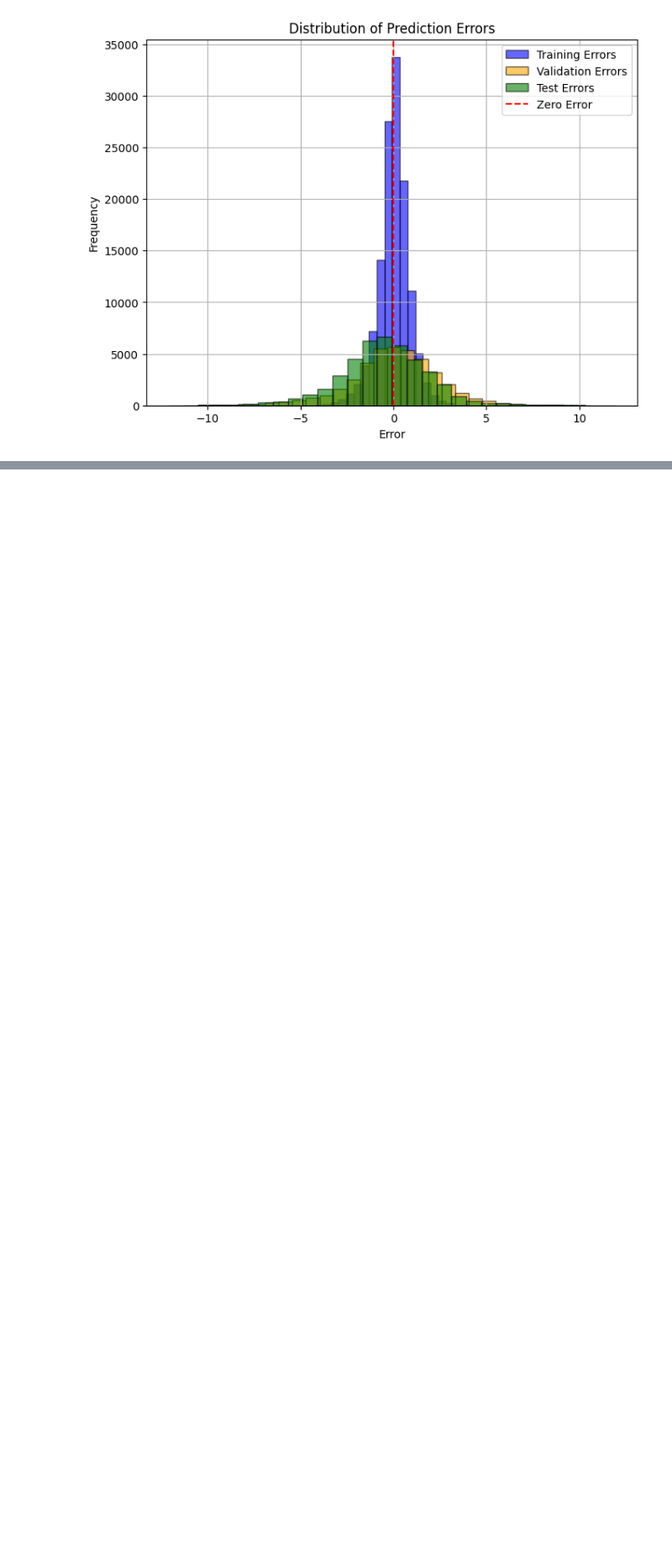
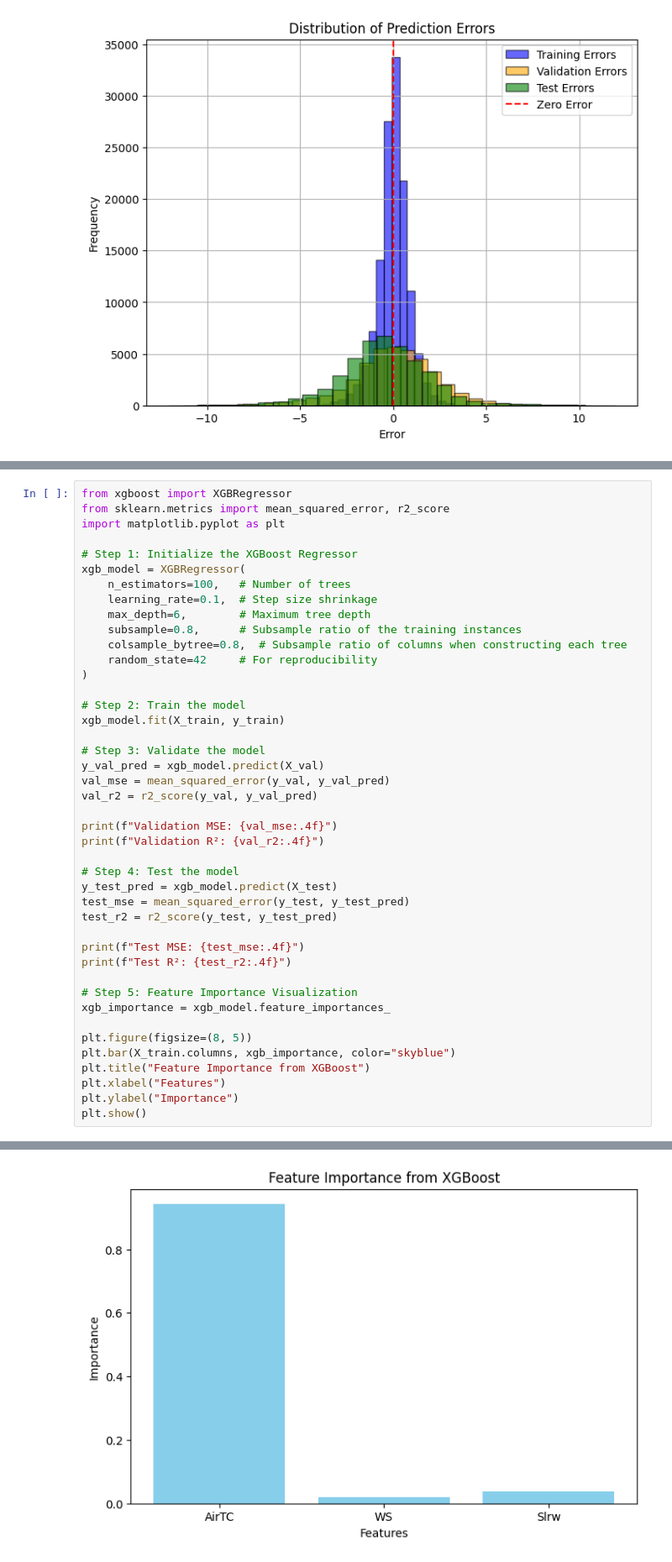
Before and after one commit to SamLutz/2024_MLEES, a Jupyter notebook: final_project_working.ipynb, the cells around one changed output, grey strips where cells are left out. Shown at 84% size. Saved outputs shown, nothing was run; the diff lists cells and outputs as text; blank space fills up the shorter version.

```diff
--- a/final_project_working.ipynb
+++ b/final_project_working.ipynb
@@ -475,2 +437,46 @@ utiliser xg boost en plus de rand forest
 
 scaling apres sepratation et fit sur train and val
+# %%
+from xgboost import XGBRegressor
+from sklearn.metrics import mean_squared_error, r2_score
+import matplotlib.pyplot as plt
+
+# Step 1: Initialize the XGBoost Regressor
+xgb_model = XGBRegressor(
+    n_estimators=100,   # Number of trees
+    learning_rate=0.1,  # Step size shrinkage
+    max_depth=6,        # Maximum tree depth
+    subsample=0.8,      # Subsample ratio of the training instances
+    colsample_bytree=0.8,  # Subsample ratio of columns when constructing each tree
+    random_state=42     # For reproducibility
+)
+
+# Step 2: Train the model
+xgb_model.fit(X_train, y_train)
+
+# Step 3: Validate the model
+y_val_pred = xgb_model.predict(X_val)
+val_mse = mean_squared_error(y_val, y_val_pred)
+val_r2 = r2_score(y_val, y_val_pred)
+
+print(f"Validation MSE: {val_mse:.4f}")
+print(f"Validation R²: {val_r2:.4f}")
+
+# Step 4: Test the model
+y_test_pred = xgb_model.predict(X_test)
+test_mse = mean_squared_error(y_test, y_test_pred)
+test_r2 = r2_score(y_test, y_test_pred)
+
+print(f"Test MSE: {test_mse:.4f}")
+print(f"Test R²: {test_r2:.4f}")
+
+# Step 5: Feature Importance Visualization
+xgb_importance = xgb_model.feature_importances_
+
+plt.figure(figsize=(8, 5))
+plt.bar(X_train.columns, xgb_importance, color="skyblue")
+plt.title("Feature Importance from XGBoost")
+plt.xlabel("Features")
+plt.ylabel("Importance")
+plt.show()
+# %% [output]
@@ -476,0 +487 @@ scaling apres sepratation et fit sur train and val
+[figure, added]
```
Also changed, not shown: parts of 12 cells of this notebook.
